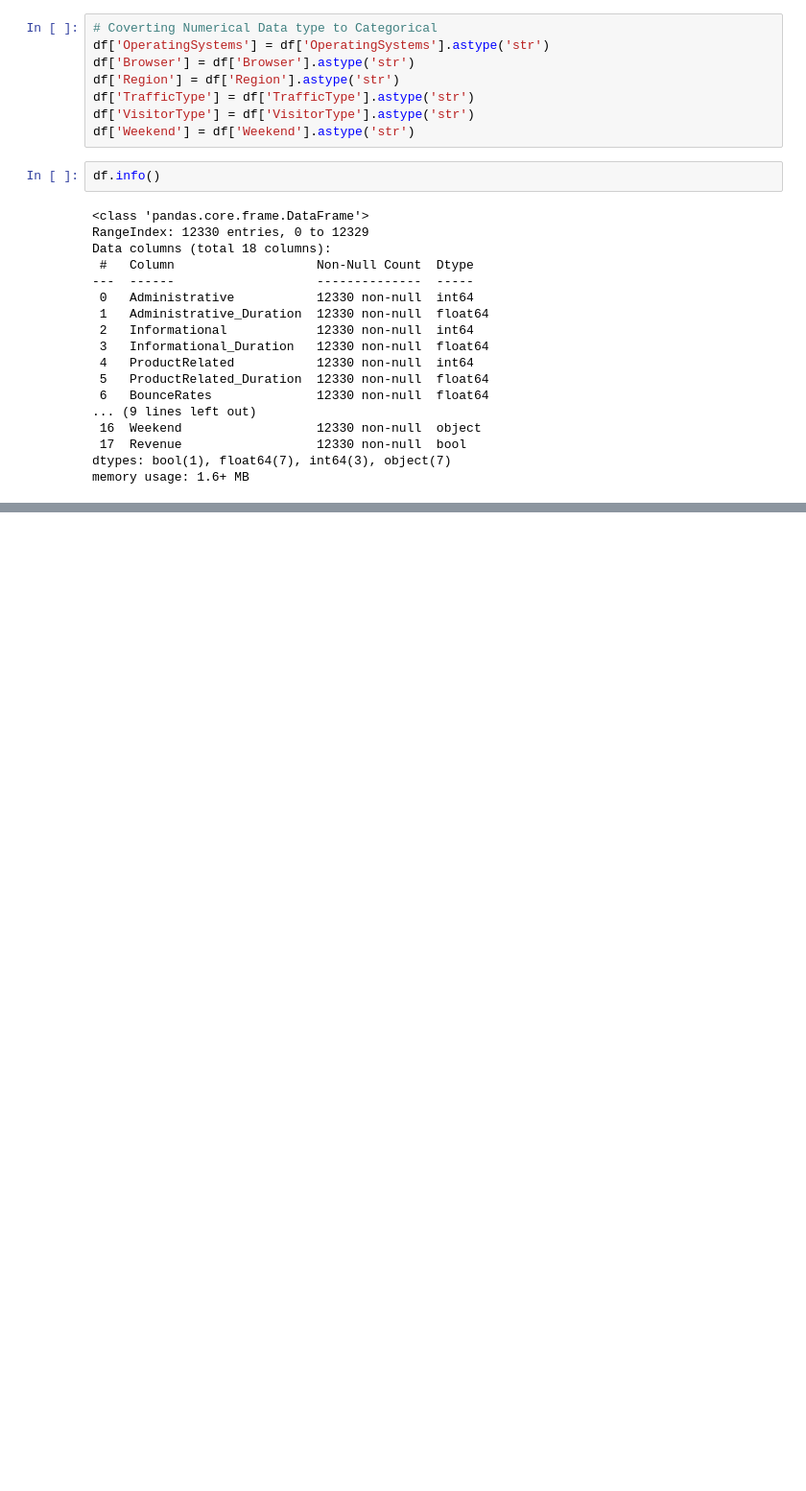
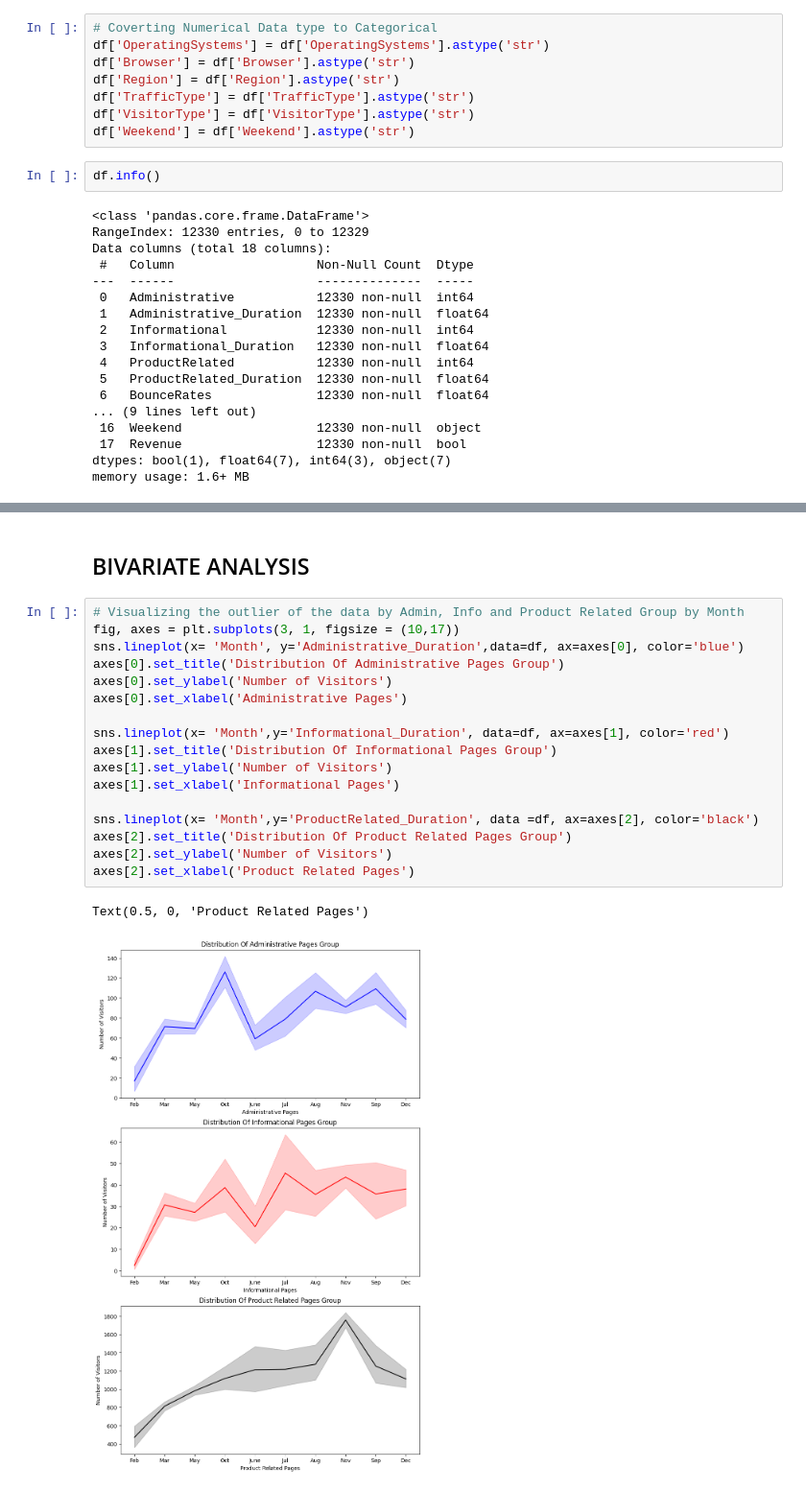
Before and after one commit to kayodeolusanya/Jumia-Online-Shoppers-Intention, a Jupyter notebook: Jumia_Online_Shoppers_Intention.ipynb, the cells around one changed output, grey strips where cells are left out. Shown at 96% size. Drawn from its saved outputs; the diff is of its cells as text; blank space fills up the shorter version.

```diff
--- a/Jumia_Online_Shoppers_Intention.ipynb
+++ b/Jumia_Online_Shoppers_Intention.ipynb
@@ -285,0 +399,22 @@ plt.show()
+# %% [markdown]
+## BIVARIATE ANALYSIS
+# %%
+# Visualizing the outlier of the data by Admin, Info and Product Related Group by Month
+fig, axes = plt.subplots(3, 1, figsize = (10,17))
+sns.lineplot(x= 'Month', y='Administrative_Duration',data=df, ax=axes[0], color='blue')
+axes[0].set_title('Distribution Of Administrative Pages Group')
+axes[0].set_ylabel('Number of Visitors')
+axes[0].set_xlabel('Administrative Pages')
+
+sns.lineplot(x= 'Month',y='Informational_Duration', data=df, ax=axes[1], color='red')
+axes[1].set_title('Distribution Of Informational Pages Group')
+axes[1].set_ylabel('Number of Visitors')
+axes[1].set_xlabel('Informational Pages')
+
+sns.lineplot(x= 'Month',y='ProductRelated_Duration', data =df, ax=axes[2], color='black')
+axes[2].set_title('Distribution Of Product Related Pages Group')
+axes[2].set_ylabel('Number of Visitors')
+axes[2].set_xlabel('Product Related Pages')
+# %% [output]
+Text(0.5, 0, 'Product Related Pages')
+[figure, added]
```
Also changed, not shown: parts of 23 cells of this notebook.
